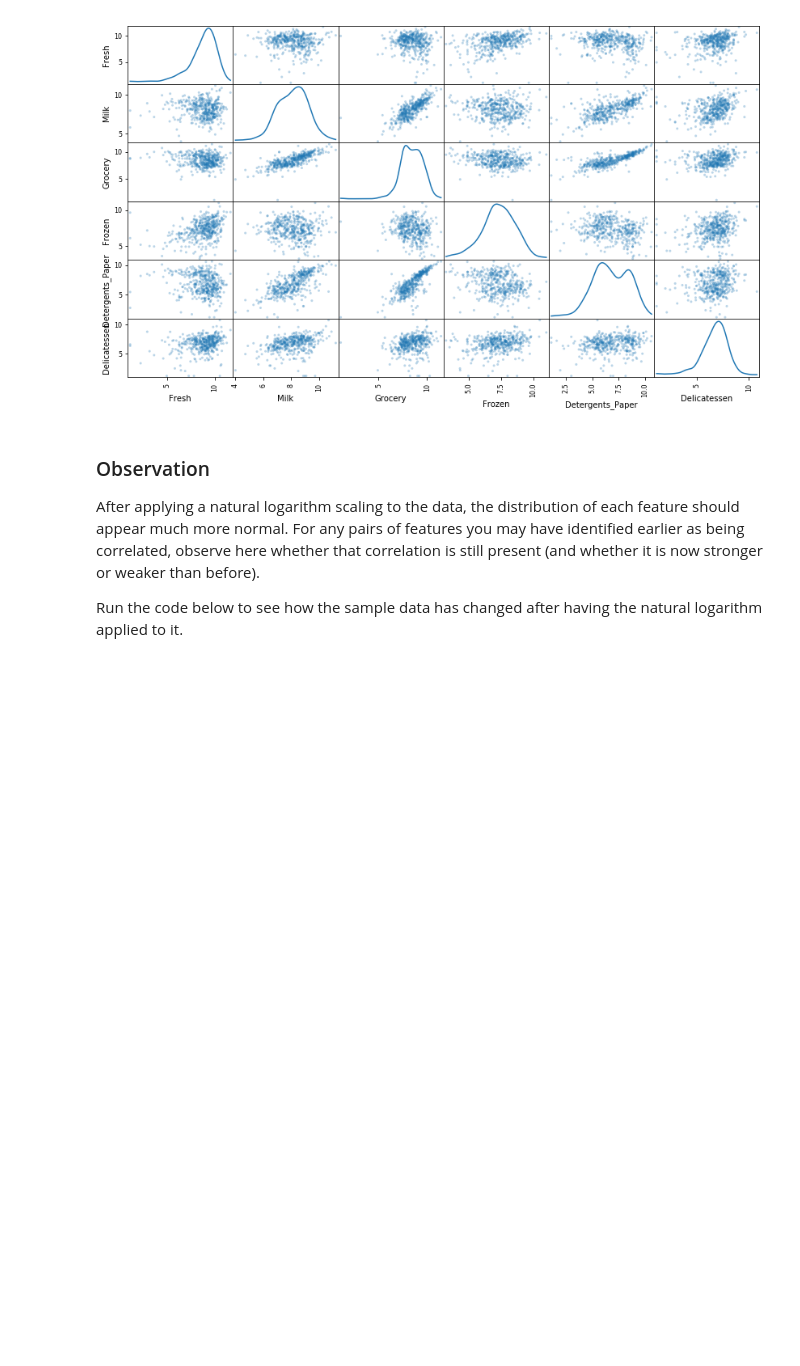
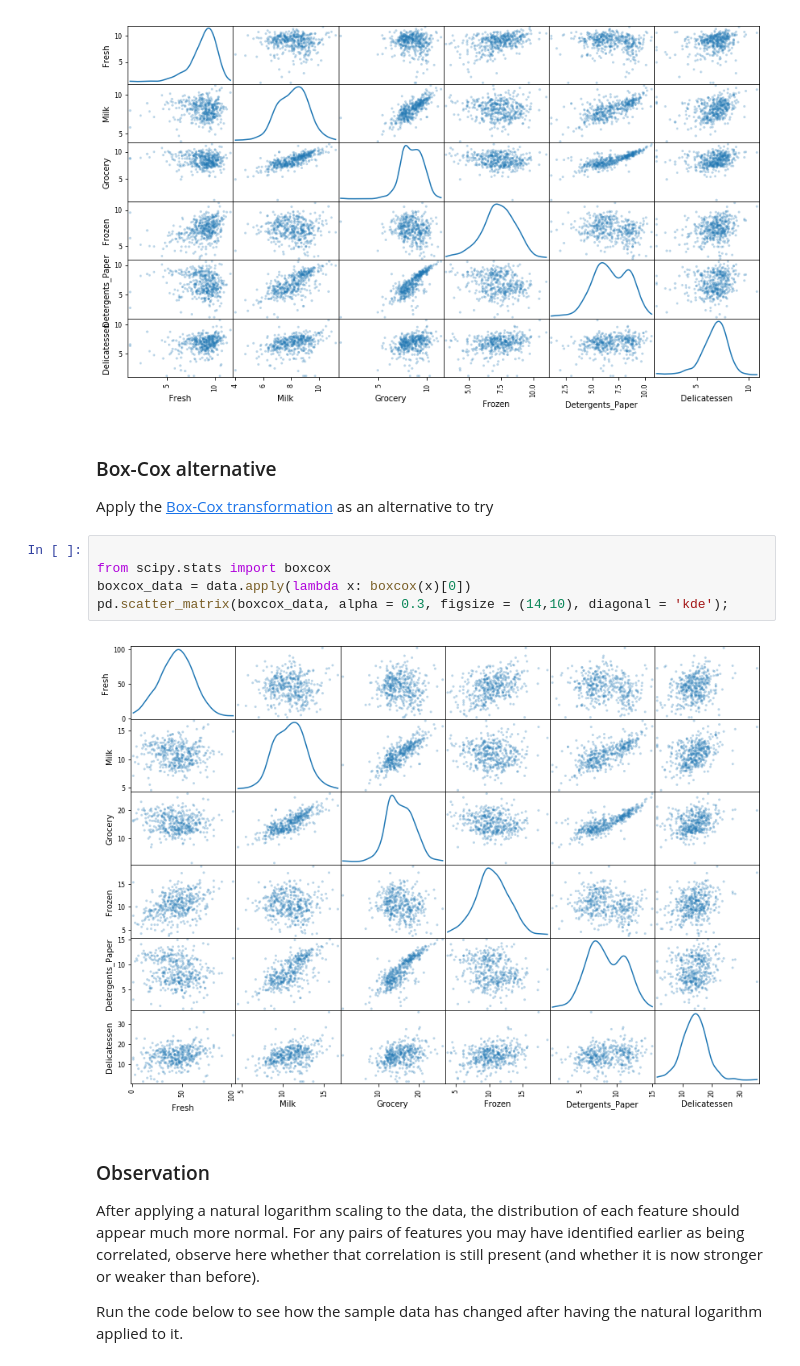
Before and after one commit to gotamist/other, a Jupyter notebook: clustering/customer_segments/customer_segments.ipynb, the cells around one changed output. Drawn from its saved outputs; the diff is of its cells as text; blank space fills up the shorter version.

Commit message:
feat: Add Box-Cox transformation to EDA

```diff
--- a/clustering/customer_segments/customer_segments.ipynb
+++ b/clustering/customer_segments/customer_segments.ipynb
@@ -254,6 +254,17 @@ log_samples = np.log(samples)
 pd.scatter_matrix(log_data, alpha = 0.3, figsize = (14,8), diagonal = 'kde');
 # %% [output]
 [figure]
+# %% [markdown]
+###  Box-Cox alternative
+
+Apply the [Box-Cox transformation](http://onlinestatbook.com/2/transformations/box-cox.html) as an alternative to try
+# %%
+
+from scipy.stats import boxcox
+boxcox_data = data.apply(lambda x: boxcox(x)[0])
+pd.scatter_matrix(boxcox_data, alpha = 0.3, figsize = (14,10), diagonal = 'kde');
+# %% [output]
+[figure, added]
 # %% [markdown]
 ### Observation
 After applying a natural logarithm scaling to the data, the distribution of each feature should appear much more normal. For any pairs of features you may have identified earlier as being correlated, observe here whether that correlation is still present (and whether it is now stronger or weaker than before).
```
Also changed, not shown: parts of 1 cell of this notebook.
